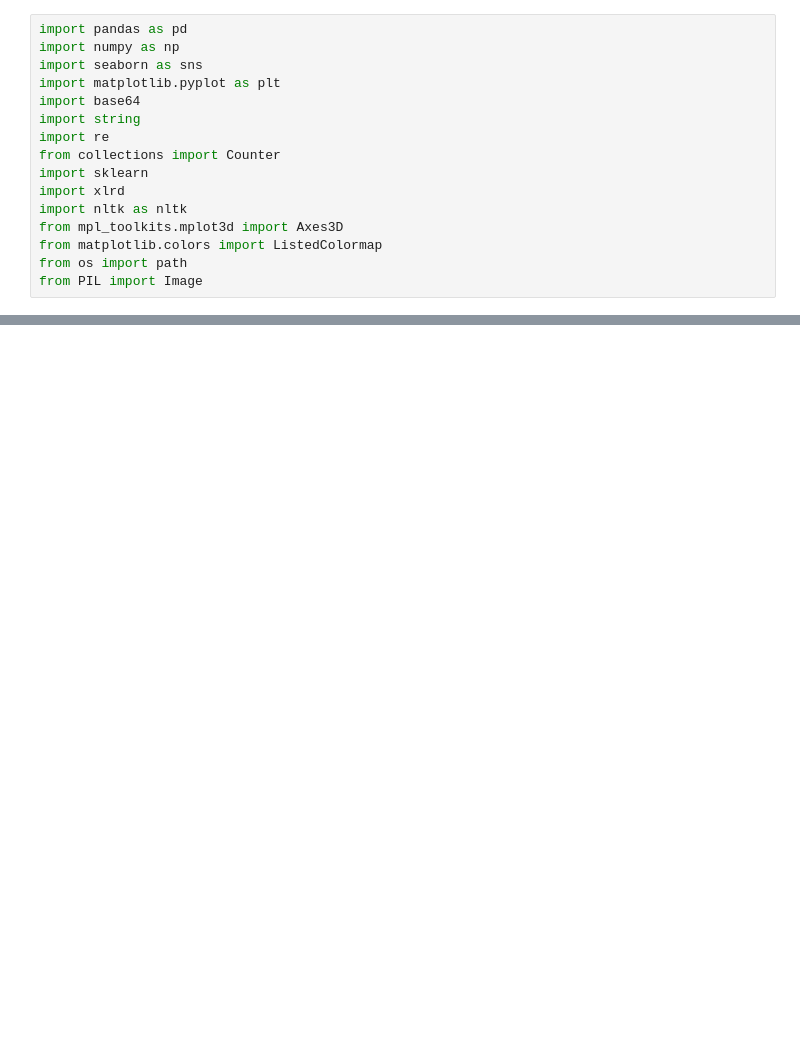
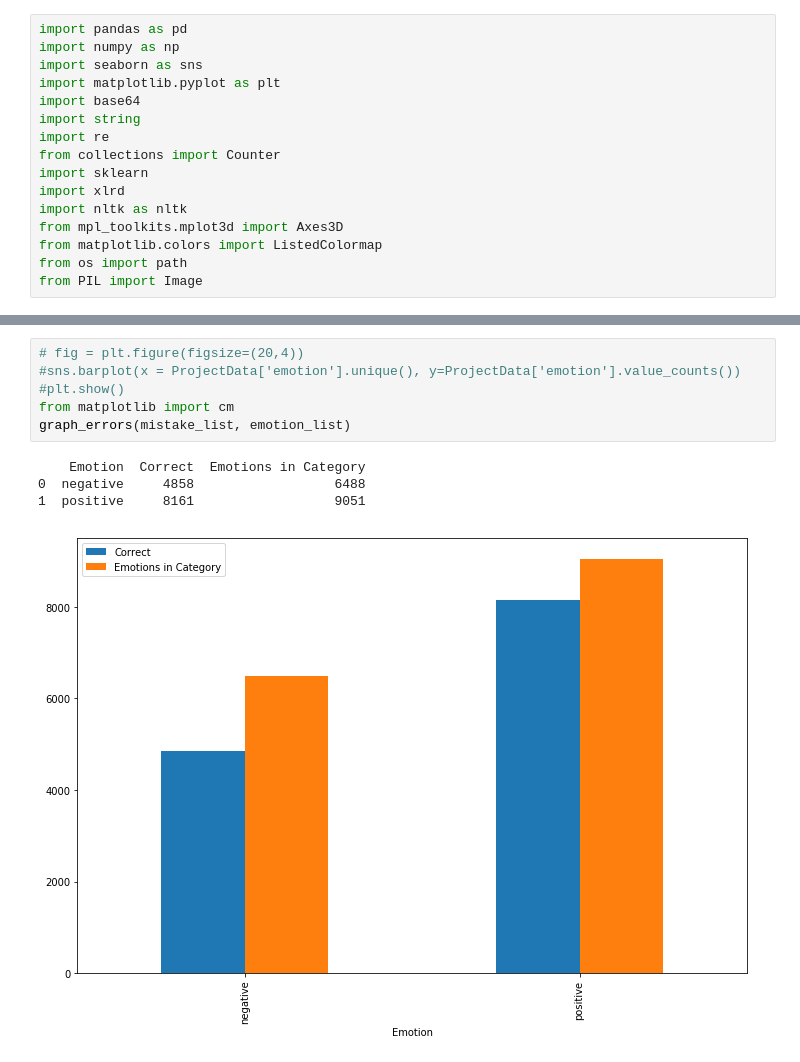
Before and after one commit to RichardLettich/Text-Analysis-Project, a Jupyter notebook: dummy.ipynb, the cells around one changed output, grey strips where cells are left out. Saved outputs shown, nothing was run; the diff lists cells and outputs as text; blank space fills up the shorter version.

```diff
--- a/dummy.ipynb
+++ b/dummy.ipynb
@@ -233,0 +240,11 @@ plt.show()
+# %%
+# fig = plt.figure(figsize=(20,4))
+#sns.barplot(x = ProjectData['emotion'].unique(), y=ProjectData['emotion'].value_counts())
+#plt.show()
+from matplotlib import cm
+graph_errors(mistake_list, emotion_list)
+# %% [output]
+    Emotion  Correct  Emotions in Category
+0  negative     4858                  6488
+1  positive     8161                  9051
+[figure, added]
```
Also changed, not shown: parts of 2 cells of this notebook.
